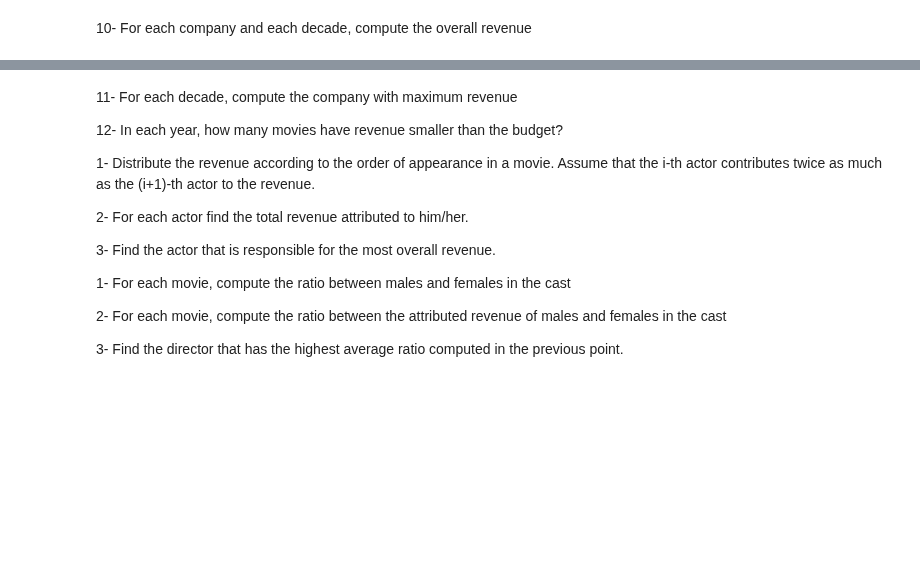
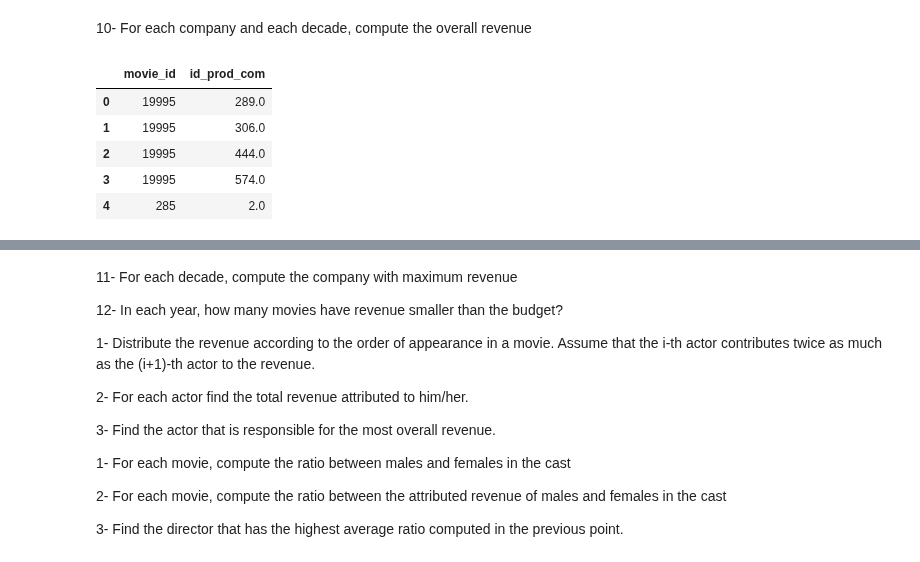
Before and after one commit to silviasantamaria/computerscience, a Jupyter notebook: Project+.ipynb, the cells around one changed output, grey strips where cells are left out. Saved outputs shown, nothing was run; the diff lists cells and outputs as text; code cells hidden in the pictures; blank space fills up the shorter version.

```diff
--- a/Project+.ipynb
+++ b/Project+.ipynb
@@ -476,3 +476,13 @@ lang.head(10)
 | Deutsch | de | 262 |
 # %% [markdown]
 10- For each company and each decade, compute the overall revenue
+# %%
+prod_companies_id_2= prod_companies_id.reset_index()
+prod_companies_id_2.rename(index=str, columns={'id': 'id_prod_com'}).head()
+# %% [output]
+|  | movie_id | id_prod_com |
+| 0 | 19995 | 289.0 |
+| 1 | 19995 | 306.0 |
+| 2 | 19995 | 444.0 |
+| 3 | 19995 | 574.0 |
+| 4 | 285 | 2.0 |
```
Also changed, not shown: parts of 4 cells of this notebook.
